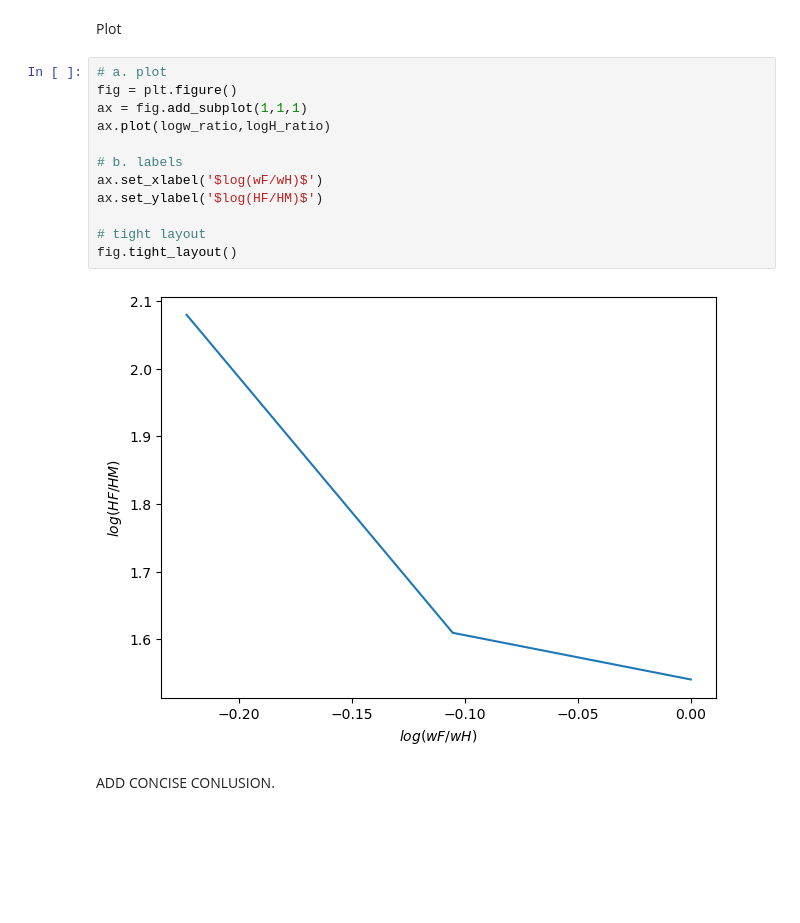
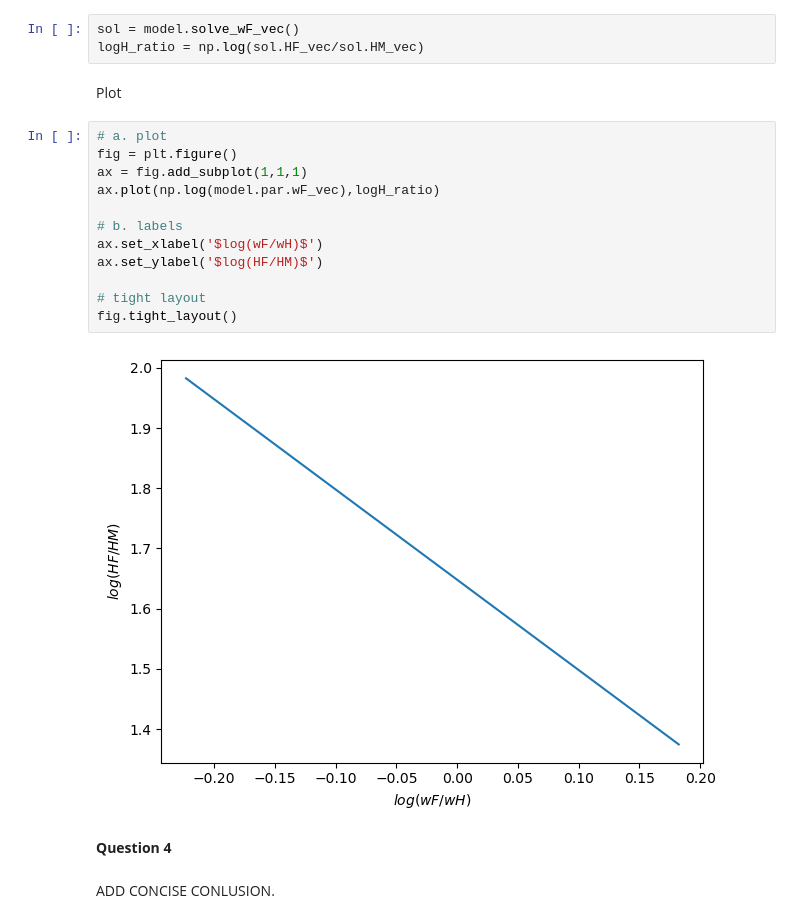
Before and after one commit to NumEconCopenhagen/projects-2023-jacob-per, a Jupyter notebook: inauguralproject/inauguralproject.ipynb, the cells around one changed output. Cells and saved outputs as stored; diff of their text form; blank space fills up the shorter version.

```diff
--- a/inauguralproject/inauguralproject.ipynb
+++ b/inauguralproject/inauguralproject.ipynb
@@ -117,18 +102,23 @@ namespace(LM_vec=array([8.40841923, 7.83008773, 7.24781377, 6.67343944, 6.114353
+# %%
+sol = model.solve_wF_vec()
+logH_ratio = np.log(sol.HF_vec/sol.HM_vec)
 # %% [markdown]
 Plot
 # %%
 # a. plot
 fig = plt.figure()
 ax = fig.add_subplot(1,1,1)
-ax.plot(logw_ratio,logH_ratio)
+ax.plot(np.log(model.par.wF_vec),logH_ratio)
 
 # b. labels
 ax.set_xlabel('$log(wF/wH)$')
 ax.set_ylabel('$log(HF/HM)$')
 
 # tight layout
 fig.tight_layout()
 # %% [output]
-[figure, old version]
+[figure, new version]
+# %% [markdown]
+**Question 4**
 # %% [markdown]
 ADD CONCISE CONLUSION.
```
Also changed, not shown: parts of 4 cells of this notebook, 1 other file.
